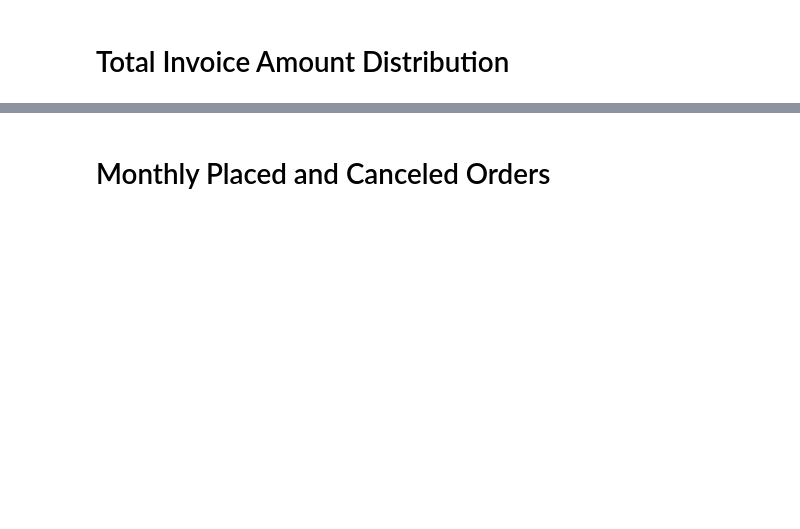
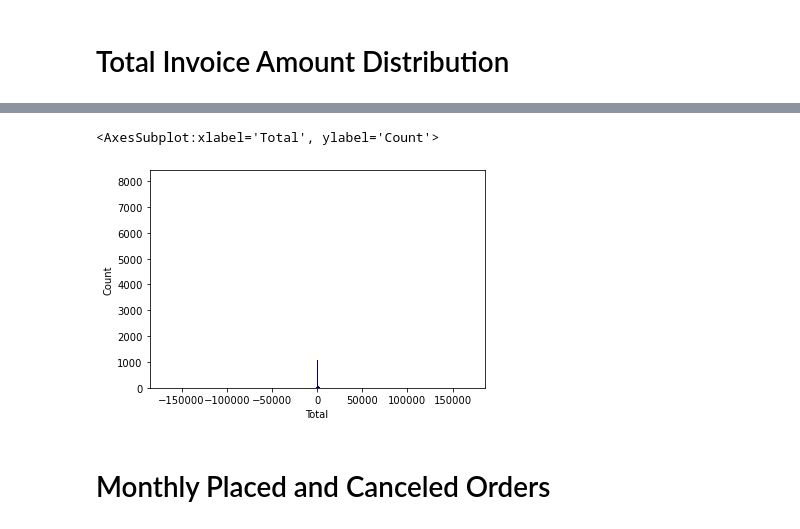
Before and after one commit to jarviscanada/jarvis_data_eng_OwenLiu, a Jupyter notebook: python_data_analytics/psql/retail_data_analytics_wrangling.ipynb, the cells around one changed output, grey strips where cells are left out. Drawn from its saved outputs; the diff is of its cells as text; code cells hidden in the pictures; blank space fills up the shorter version.

```diff
--- a/python_data_analytics/psql/retail_data_analytics_wrangling.ipynb
+++ b/python_data_analytics/psql/retail_data_analytics_wrangling.ipynb
@@ -77,5 +98,7 @@ Alternatively, the LGS IT team also dumped the transactional data into a [CSV fi
 - Rename all columns to upper camelcase or snakecase
 - Convert/cast all columns to the appropriate data types (e.g. datetime)
 # %%
-retail_df = pd.read_csv
+retail_df = pd.read_csv("online_retail_II.csv")
 retail_df.head()
+#retail_df.info()
+#retail_df.dtypes
@@ -81,0 +112,12 @@ retail_df.head()
+# %%
+'''Renaming Procedure'''
+retail_df = retail_df.rename(columns ={"StockCode":"Stock_code","InvoiceDate":"Invoice_date","Customer ID":"Customer_id"})
+# %%
+'''Convert/cast all columns to the appropriate data types (e.g. datetime)'''
+
+#Check DataTypes to start with
+retail_df.info()
+#Convert Invoice Date to Date time
+retail_df['Invoice_date'] = pd.to_datetime(retail_df['Invoice_date'])
+
+#For other columns, their data types are accurate, no need for further actions.
@@ -101,0 +181,5 @@ retail_df.head()
+# %%
+output_df = ps.sqldf("""SELECT Invoice, COUNT(Quantity * Price) AS Total
+                        FROM retail_df
+                        GROUP BY Invoice""")
+output_df.describe()
@@ -102,3 +196,8 @@ retail_df.head()
+# %%
+sns.histplot(data = output_df, x='Total', color = 'navy',alpha = 1, bins = 10000)
+# %% [output]
+<AxesSubplot:xlabel='Total', ylabel='Count'>
+[figure, added]
 # %% [markdown]
 # Monthly Placed and Canceled Orders
 # %% [markdown]
```
Also changed, not shown: parts of 11 cells of this notebook, 16 other files.
